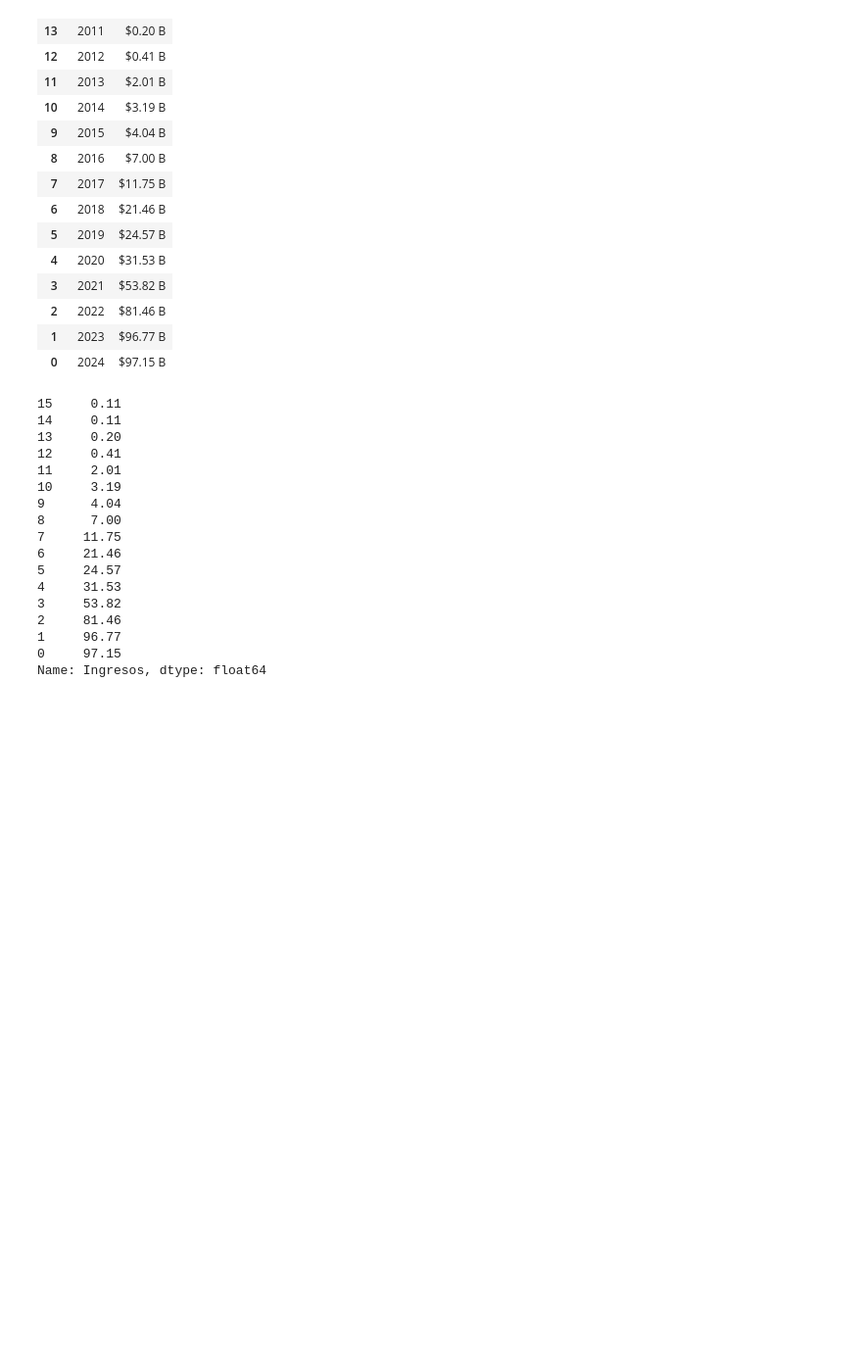
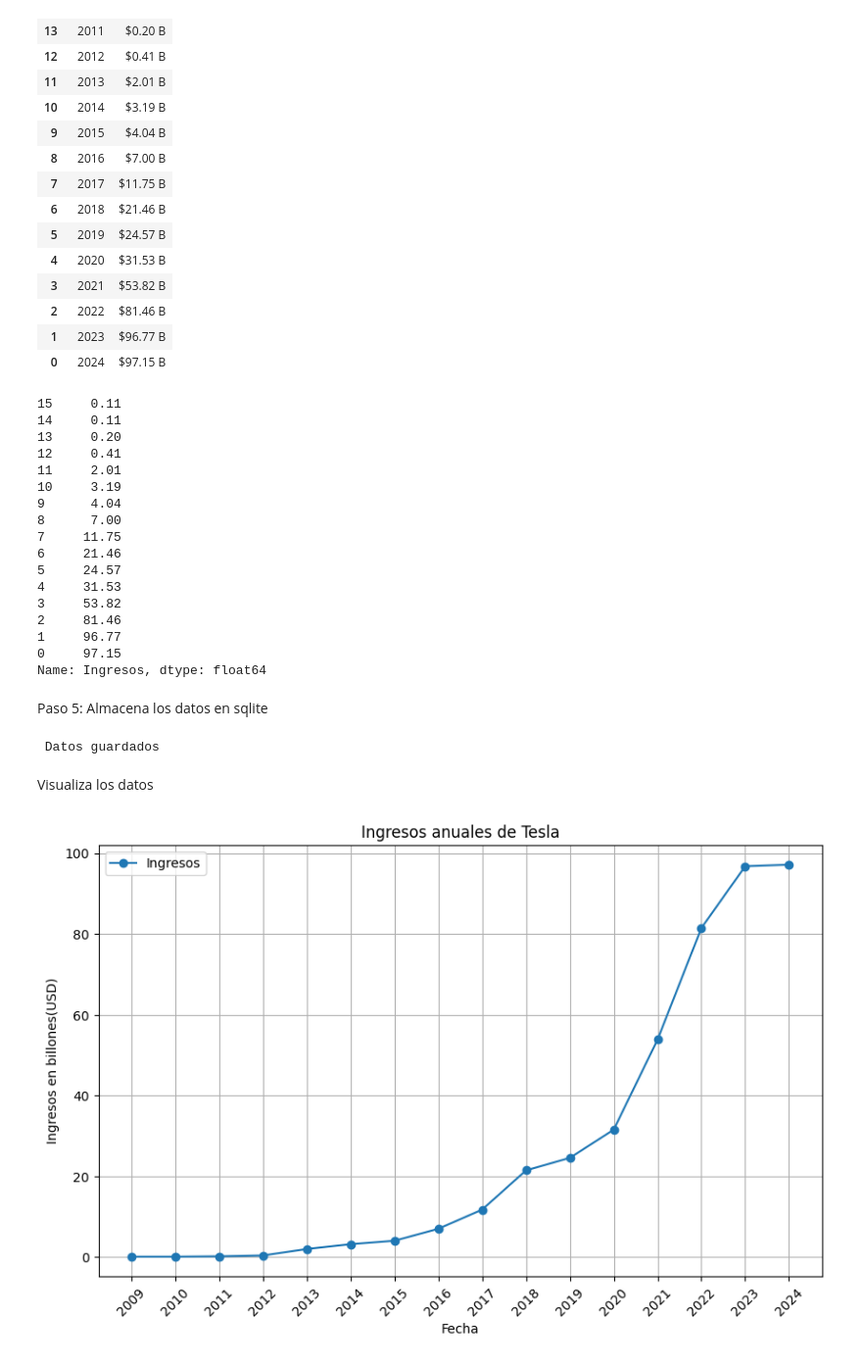
Before and after one commit to 4GeeksAcademy/2803sebweb-scraping-project-tutorial, a Jupyter notebook: src/explore.es.ipynb, the cells around one changed output. Shown at 98% size. Cells and saved outputs as stored; diff of their text form; code cells hidden in the pictures; blank space fills up the shorter version.

```diff
--- a/src/explore.es.ipynb
+++ b/src/explore.es.ipynb
@@ -91,3 +91,49 @@ df["Ingresos"]
 1     96.77
 0     97.15
 Name: Ingresos, dtype: float64
+# %% [markdown]
+Paso 5: Almacena los datos en sqlite
+# %%
+import sqlite3
+
+
+with sqlite3.connect("market_cap_tesla_v2.db") as conn:
+    cursor = conn.cursor()
+
+
+    cursor.execute('''
+        CREATE TABLE IF NOT EXISTS tesla_market_cap (
+            year TEXT,
+            market_cap REAL
+        )
+    ''')
+
+
+    for index, row in df.iterrows():
+        cursor.execute('INSERT INTO tesla_market_cap (year, market_cap) VALUES (?, ?)',
+                       (row["Fecha"], row["Ingresos"]))
+
+    conn.commit()
+
+print(" Datos guardados ")
+# %% [output]
+ Datos guardados
+# %% [markdown]
+Visualiza los datos
+# %%
+import matplotlib.pyplot as plt
+plt.figure(figsize=(10, 6))
+
+plt.plot(df["Fecha"], df["Ingresos"], marker='o', label="Ingresos")
+plt.title("Ingresos anuales de Tesla")
+plt.xlabel("Fecha")
+plt.ylabel("Ingresos en billones(USD)")
+plt.xticks(rotation=45)
+plt.legend()
+plt.grid(True)
+
+
+plt.savefig("revenue_plot.png")
+plt.show()
+# %% [output]
+[figure, added]
```
Also changed, not shown: 3 other files.
